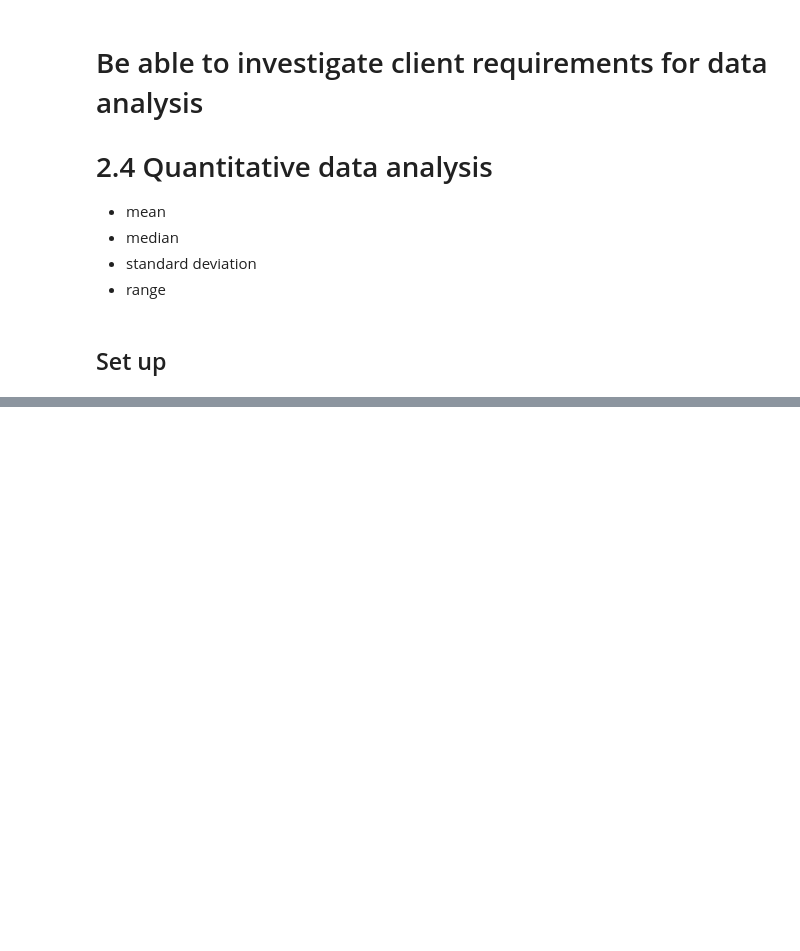
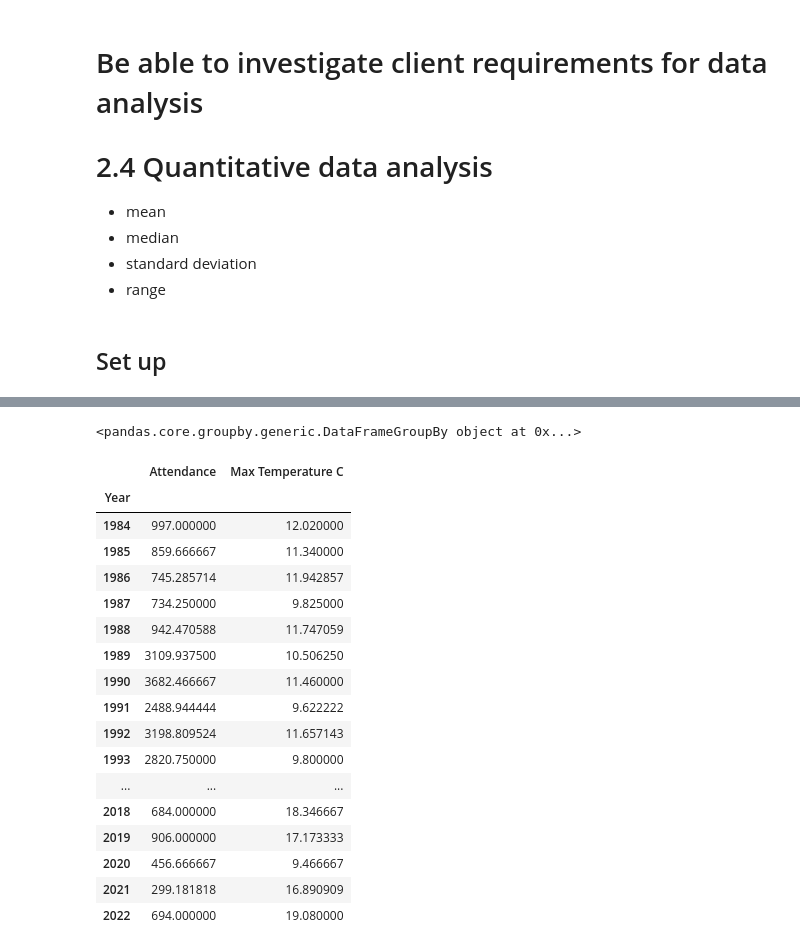
Before and after one commit to UTCSheffield/OCR-Unit-7-Data-analysis-and-design, a Jupyter notebook: content/2-4 Quantitative data analysis/Displaying Data.ipynb, the cells around one changed output, grey strips where cells are left out. Saved outputs shown, nothing was run; the diff lists cells and outputs as text; code cells hidden in the pictures; blank space fills up the shorter version.

```diff
--- a/content/2-4 Quantitative data analysis/Displaying Data.ipynb
+++ b/content/2-4 Quantitative data analysis/Displaying Data.ipynb
@@ -28,0 +56,28 @@ crowds
+# %%
+import numpy as np
+import scipy.stats as stats
+grouped = crowds.groupby('Year')
+grouped
+# %% [output]
+<pandas.core.groupby.generic.DataFrameGroupBy object at 0x...>
+# %%
+grouped.agg({'Attendance':'mean', "Max Temperature C": "mean"})
+# %% [output]
+|  | Attendance | Max Temperature C |
+| Year |  |  |
+| 1984 | 997.000000 | 12.020000 |
+| 1985 | 859.666667 | 11.340000 |
+| 1986 | 745.285714 | 11.942857 |
+| 1987 | 734.250000 | 9.825000 |
+| 1988 | 942.470588 | 11.747059 |
+| 1989 | 3109.937500 | 10.506250 |
+| 1990 | 3682.466667 | 11.460000 |
+| 1991 | 2488.944444 | 9.622222 |
+| 1992 | 3198.809524 | 11.657143 |
+| 1993 | 2820.750000 | 9.800000 |
+| ... | ... | ... |
+| 2018 | 684.000000 | 18.346667 |
+| 2019 | 906.000000 | 17.173333 |
+| 2020 | 456.666667 | 9.466667 |
+| 2021 | 299.181818 | 16.890909 |
+| 2022 | 694.000000 | 19.080000 |
```
Also changed, not shown: parts of 6 cells of this notebook.
